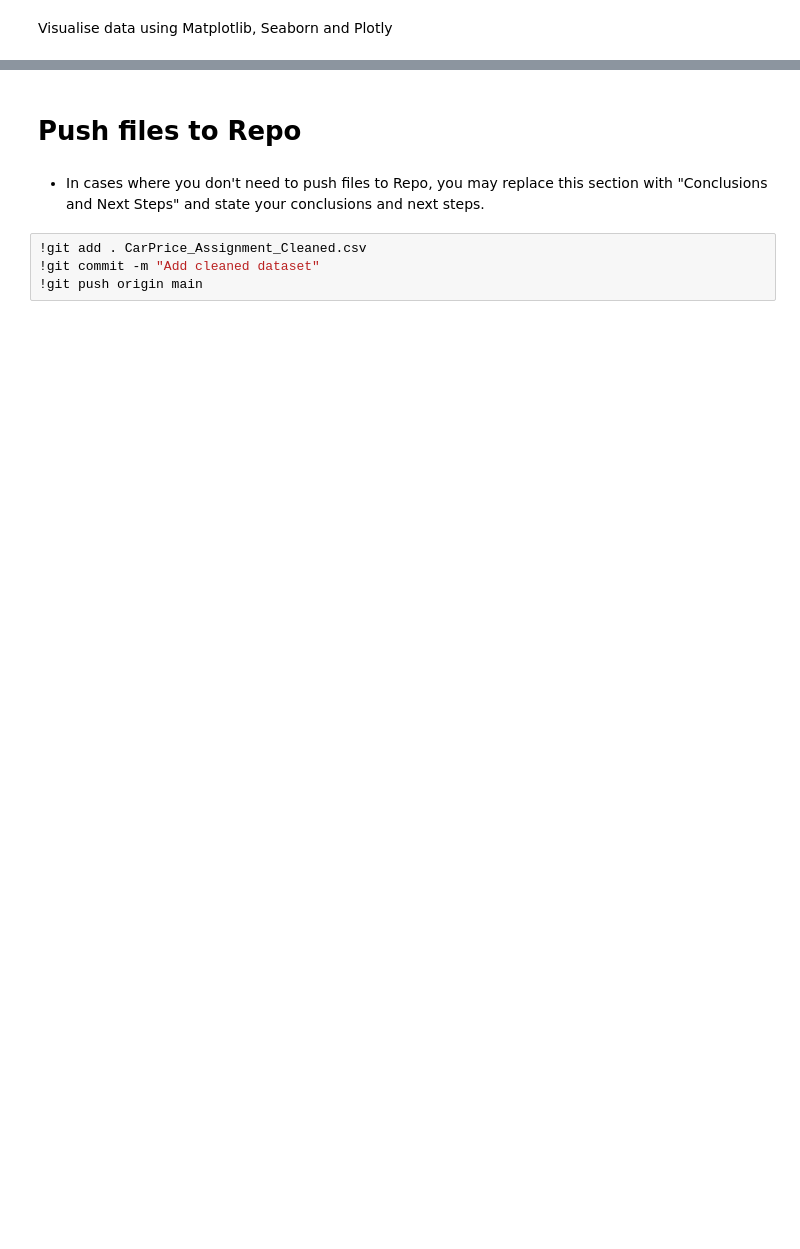
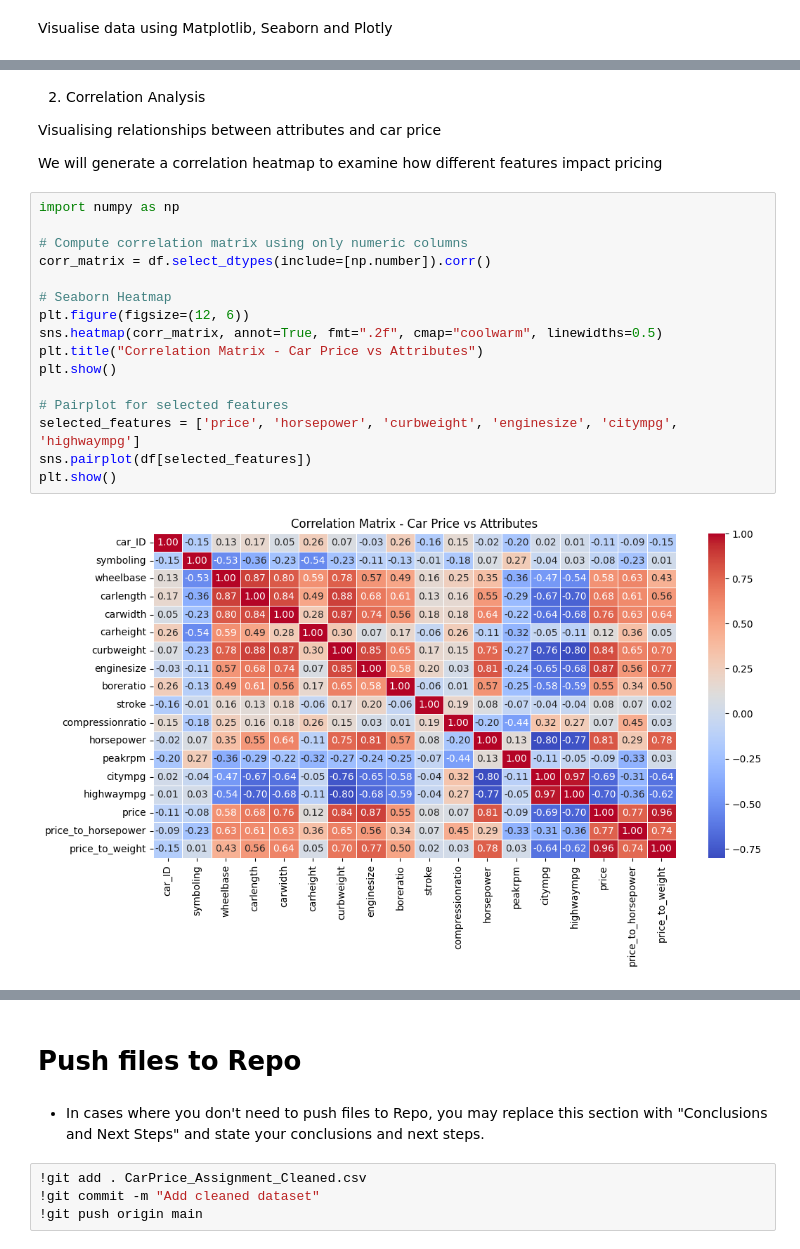
Before and after one commit to Betram-91/Hackathon-Car-Price-Analysis, a Jupyter notebook: jupyter_notebooks/Notebook_Template.ipynb, the cells around one changed output, grey strips where cells are left out. Saved outputs shown, nothing was run; the diff lists cells and outputs as text; blank space fills up the shorter version.

```diff
--- a/jupyter_notebooks/Notebook_Template.ipynb
+++ b/jupyter_notebooks/Notebook_Template.ipynb
@@ -137,0 +205,24 @@ Visualise data using Matplotlib, Seaborn and Plotly
+# %% [markdown]
+2. Correlation Analysis
+
+Visualising relationships between attributes and car price
+
+We will generate a correlation heatmap to examine how different features impact pricing
+# %%
+import numpy as np
+
+# Compute correlation matrix using only numeric columns
+corr_matrix = df.select_dtypes(include=[np.number]).corr()
+
+# Seaborn Heatmap
+plt.figure(figsize=(12, 6))
+sns.heatmap(corr_matrix, annot=True, fmt=".2f", cmap="coolwarm", linewidths=0.5)
+plt.title("Correlation Matrix - Car Price vs Attributes")
+plt.show()
+
+# Pairplot for selected features
+selected_features = ['price', 'horsepower', 'curbweight', 'enginesize', 'citympg', 'highwaympg']
+sns.pairplot(df[selected_features])
+plt.show()
+# %% [output]
+[figure, added]
```
Also changed, not shown: parts of 14 cells of this notebook.
